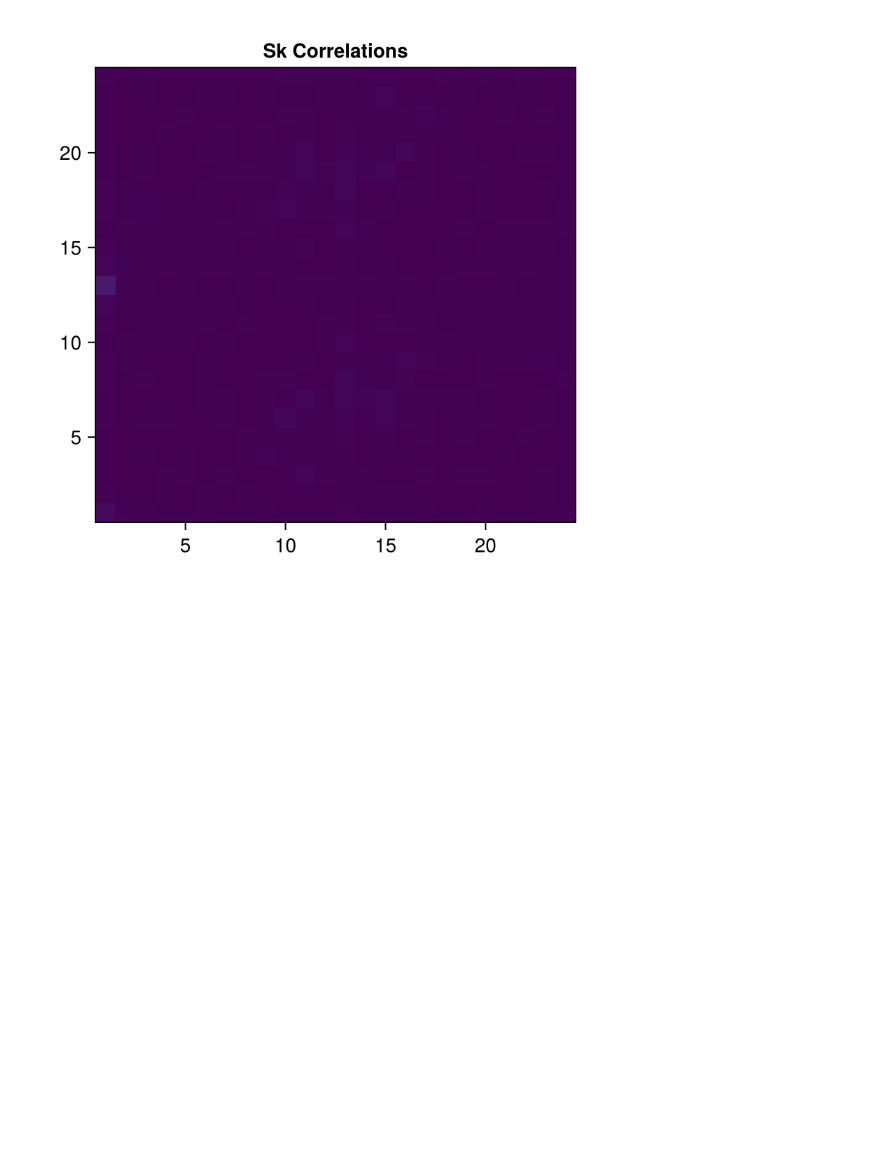
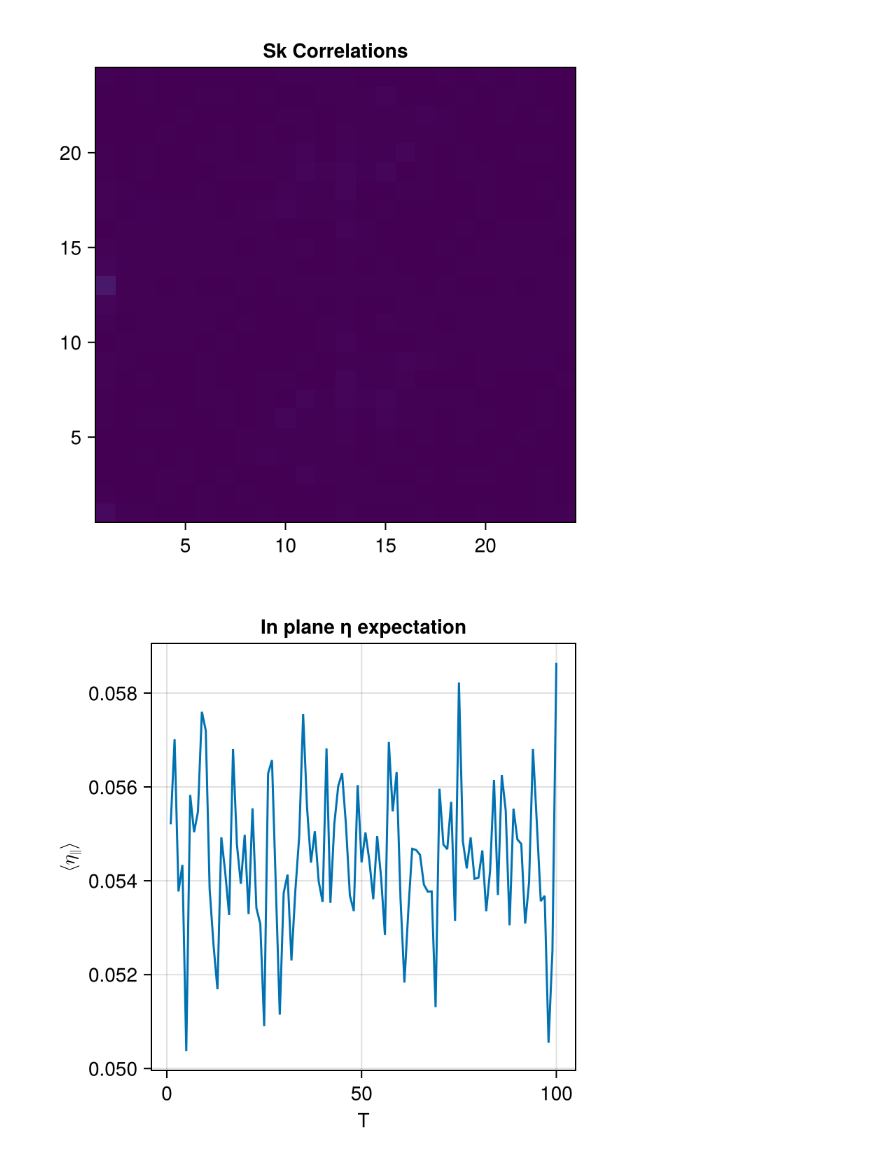
Before and after one commit to PatXue/WignerMolecule.jl, a Jupyter notebook: analysis/dimer-model.ipynb, the cells around one changed output. Saved outputs shown, nothing was run; the diff lists cells and outputs as text; code cells hidden in the pictures; blank space fills up the shorter version.

```diff
--- a/analysis/dimer-model.ipynb
+++ b/analysis/dimer-model.ipynb
@@ -106,3 +108,17 @@ fig
 generate_spinks("vbs", 3)
 # %% [output]
 [figure]
+# %%
+mctimes = get_mctime_data(results, :ηxy)
+for df in mctimes
+    transform!(df, :ηxy => (v -> first.(v)) => :ηxy)
+end
+# %%
+i = 4
+fig = Figure(size=(400, 400))
+fig[1,1] = ax = Axis(fig, title="In plane η expectation", xlabel="T", ylabel=L"\langle\eta_\parallel\rangle")
+data = mctimes[i]
+lines!(ax, mctimes[i][:, :ηxy])
+fig
+# %% [output]
+[figure, added]
```
Also changed, not shown: parts of 1 cell of this notebook.
